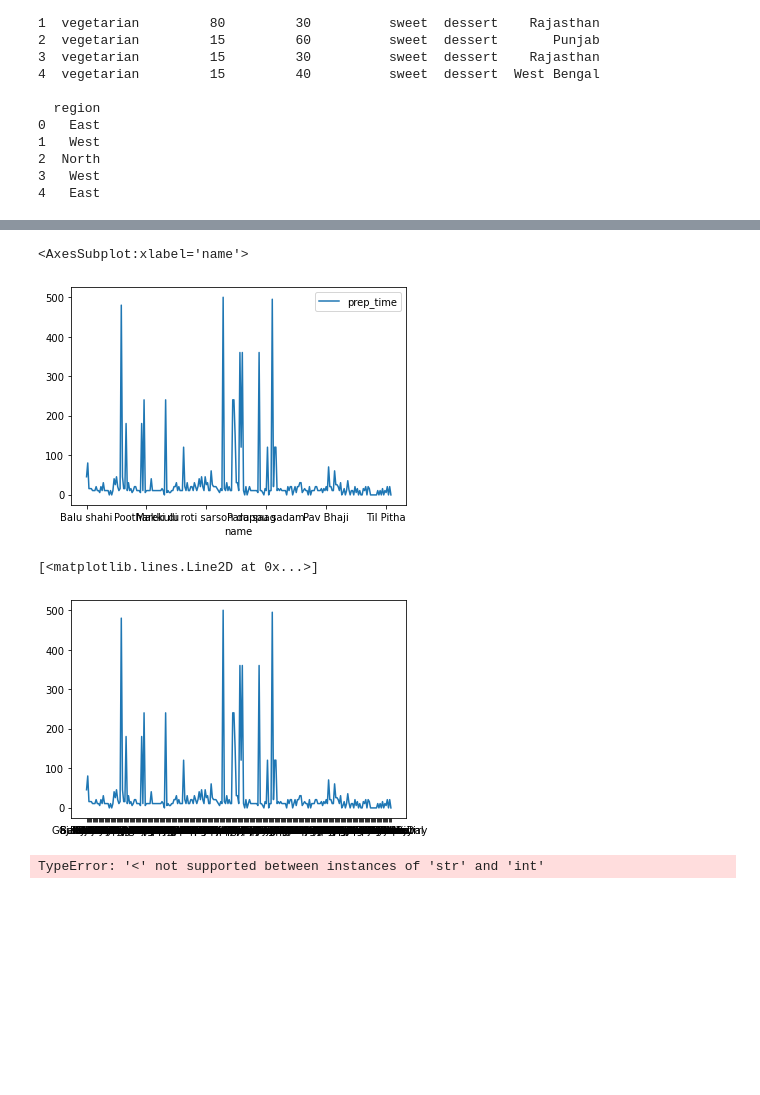
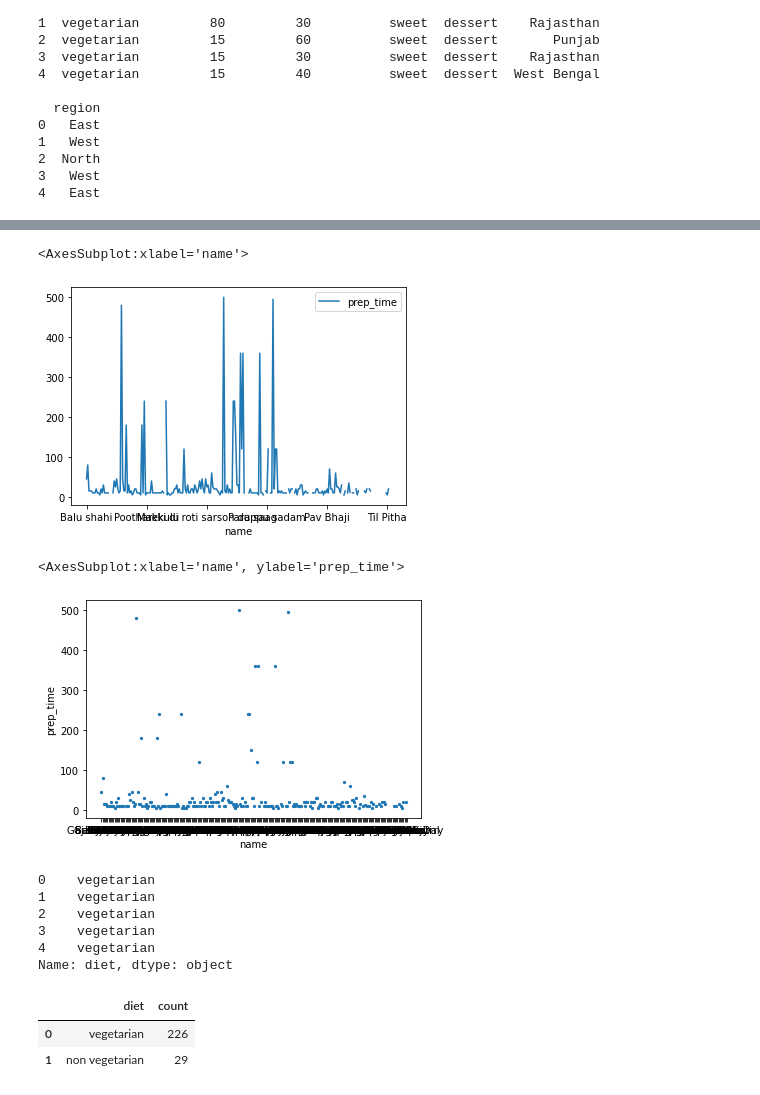
Before and after one commit to kevinlouisj/Data_Science_Projects, a Jupyter notebook: Indian_foods.ipynb, the cells around one changed output, grey strips where cells are left out. Saved outputs shown, nothing was run; the diff lists cells and outputs as text; code cells hidden in the pictures; blank space fills up the shorter version.

```diff
--- a/Indian_foods.ipynb
+++ b/Indian_foods.ipynb
@@ -7,3 +8,3 @@ import matplotlib.pyplot as plt
 # %%
-df = pd.read_csv("indian_food.csv")
+ind_food = pd.read_csv("indian_food.csv")
 # %%
@@ -31,0 +52,3 @@ print(df.head())
+# %%
+ind_food = ind_food.replace(-1, np.NaN)
+ind_food = ind_food.replace('-1', np.NaN)
@@ -32,14 +68,19 @@ print(df.head())
 # %%
-df.plot('name','prep_time')
+ind_food.plot('name','prep_time')
 # %% [output]
 <AxesSubplot:xlabel='name'>
-[figure, old version]
+[figure, new version]
 # %%
-plt.plot('name','prep_time',data=df)
+ind_food.plot.scatter('name','prep_time',5)
 # %% [output]
-[<matplotlib.lines.Line2D at 0x...>]
+<AxesSubplot:xlabel='name', ylabel='prep_time'>
-[figure, old version]
+[figure, new version]
-# %%
-plot = df.plot.pie(y='name', figsize=(5, 5))
-# %% [output]
-TypeError: '<' not supported between instances of 'str' and 'int'
+# %%
+ind_food.diet.head()
+# %% [output]
+0    vegetarian
+1    vegetarian
+2    vegetarian
+3    vegetarian
+4    vegetarian
+Name: diet, dtype: object
@@ -45,0 +89,6 @@ TypeError: '<' not supported between instances of 'str' and 'int'
+# %%
+pie_chart.head()
+# %% [output]
+|  | diet | count |
+| 0 | vegetarian | 226 |
+| 1 | non vegetarian | 29 |
```
Also changed, not shown: parts of 7 cells of this notebook.
